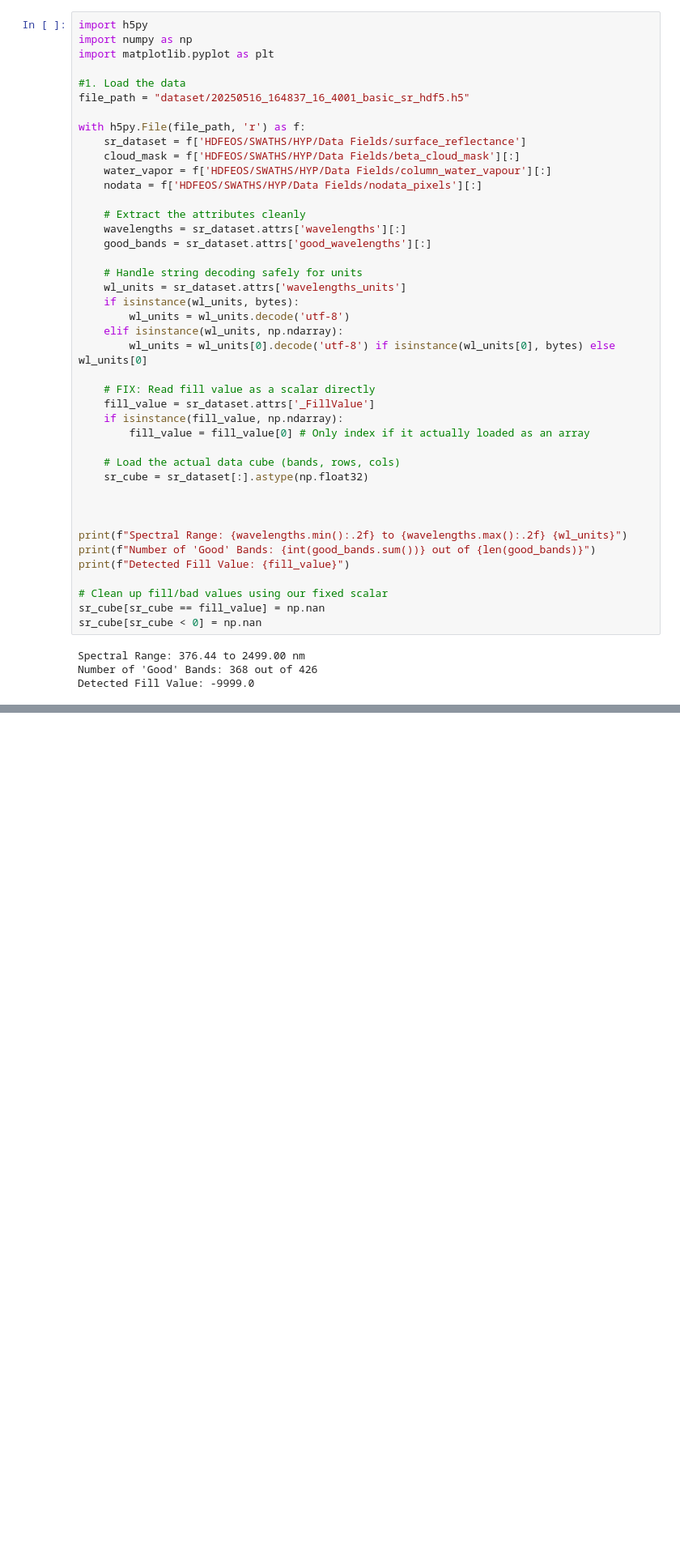
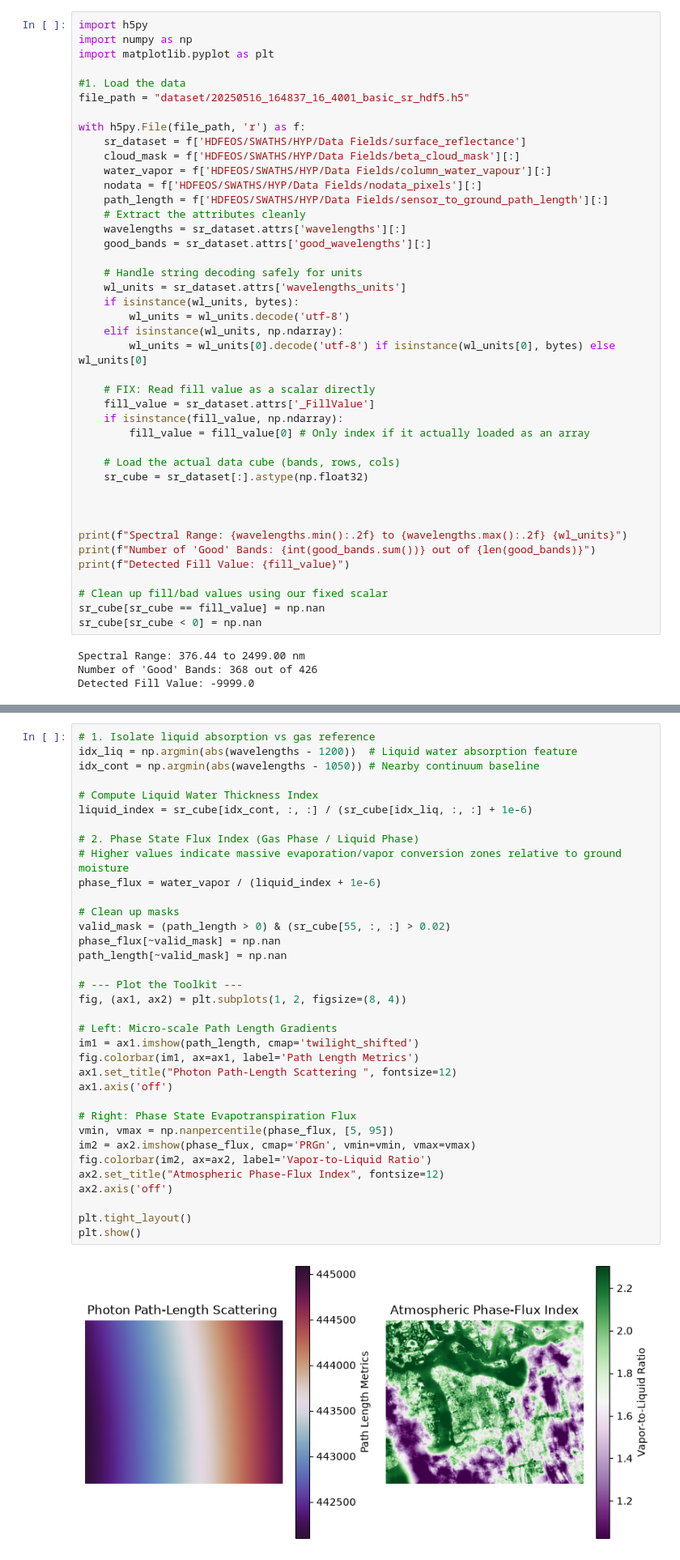
Before and after one commit to rupakqen/Tanager-Open-Data-Competition, a Jupyter notebook: Jacksonville.ipynb, the cells around one changed output, grey strips where cells are left out. Shown at 81% size. Drawn from its saved outputs; the diff is of its cells as text; blank space fills up the shorter version.

```diff
--- a/Jacksonville.ipynb
+++ b/Jacksonville.ipynb
@@ -17,7 +17,7 @@ with h5py.File(file_path, 'r') as f:
     cloud_mask = f['HDFEOS/SWATHS/HYP/Data Fields/beta_cloud_mask'][:]
     water_vapor = f['HDFEOS/SWATHS/HYP/Data Fields/column_water_vapour'][:]
     nodata = f['HDFEOS/SWATHS/HYP/Data Fields/nodata_pixels'][:]
-
+    path_length = f['HDFEOS/SWATHS/HYP/Data Fields/sensor_to_ground_path_length'][:]
     # Extract the attributes cleanly
     wavelengths = sr_dataset.attrs['wavelengths'][:]
     good_bands = sr_dataset.attrs['good_wavelengths'][:]
@@ -293,0 +320,37 @@ plt.show()
+# %%
+# 1. Isolate liquid absorption vs gas reference
+idx_liq = np.argmin(abs(wavelengths - 1200))  # Liquid water absorption feature
+idx_cont = np.argmin(abs(wavelengths - 1050)) # Nearby continuum baseline
+
+# Compute Liquid Water Thickness Index
+liquid_index = sr_cube[idx_cont, :, :] / (sr_cube[idx_liq, :, :] + 1e-6)
+
+# 2. Phase State Flux Index (Gas Phase / Liquid Phase)
+# Higher values indicate massive evaporation/vapor conversion zones relative to ground moisture
+phase_flux = water_vapor / (liquid_index + 1e-6)
+
+# Clean up masks
+valid_mask = (path_length > 0) & (sr_cube[55, :, :] > 0.02)
+phase_flux[~valid_mask] = np.nan
+path_length[~valid_mask] = np.nan
+
+# --- Plot the Toolkit ---
+fig, (ax1, ax2) = plt.subplots(1, 2, figsize=(8, 4))
+
+# Left: Micro-scale Path Length Gradients
+im1 = ax1.imshow(path_length, cmap='twilight_shifted')
+fig.colorbar(im1, ax=ax1, label='Path Length Metrics')
+ax1.set_title("Photon Path-Length Scattering ", fontsize=12)
+ax1.axis('off')
+
+# Right: Phase State Evapotranspiration Flux
+vmin, vmax = np.nanpercentile(phase_flux, [5, 95])
+im2 = ax2.imshow(phase_flux, cmap='PRGn', vmin=vmin, vmax=vmax)
+fig.colorbar(im2, ax=ax2, label='Vapor-to-Liquid Ratio')
+ax2.set_title("Atmospheric Phase-Flux Index", fontsize=12)
+ax2.axis('off')
+
+plt.tight_layout()
+plt.show()
+# %% [output]
+[figure, added]
```
Also changed, not shown: parts of 1 cell of this notebook.
